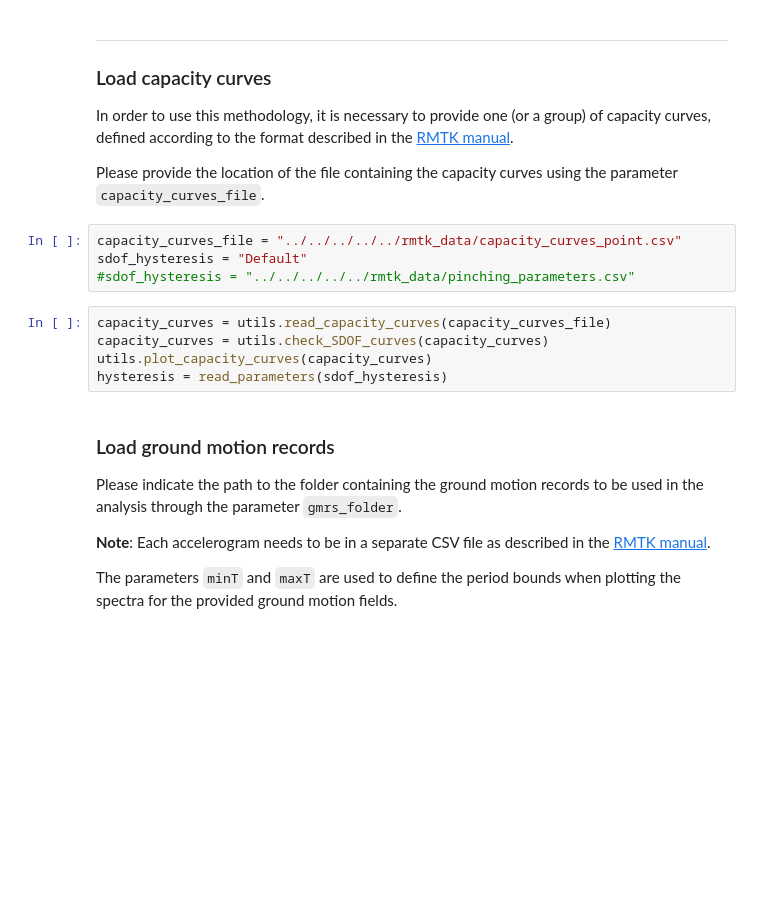
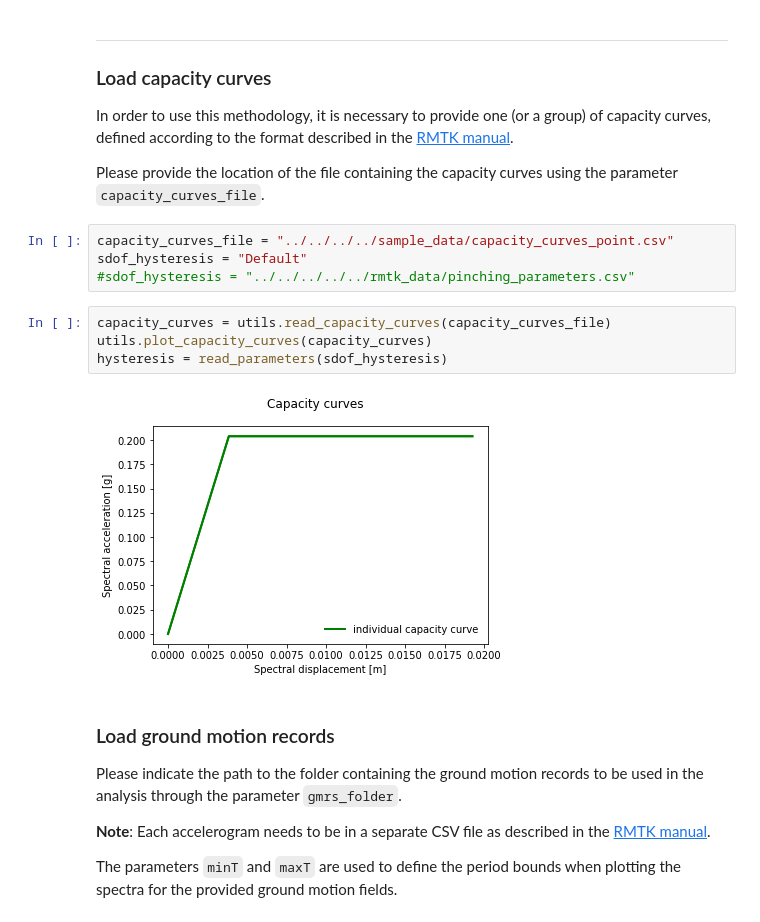
Before and after one commit to GEMScienceTools/rmtk, a Jupyter notebook: notebooks/vulnerability/derivation_fragility/NLTHA_on_SDOF/NLTHA_on_SDOF.ipynb, the cells around one changed output. Drawn from its saved outputs; the diff is of its cells as text; blank space fills up the shorter version.

```diff
--- a/notebooks/vulnerability/derivation_fragility/NLTHA_on_SDOF/NLTHA_on_SDOF.ipynb
+++ b/notebooks/vulnerability/derivation_fragility/NLTHA_on_SDOF/NLTHA_on_SDOF.ipynb
@@ -26,14 +24,15 @@ In order to use this methodology, it is necessary to provide one (or a group) of
 
 Please provide the location of the file containing the capacity curves using the parameter `capacity_curves_file`.
 # %%
-capacity_curves_file = "../../../../../rmtk_data/capacity_curves_point.csv"
+capacity_curves_file = "../../../../sample_data/capacity_curves_point.csv"
 sdof_hysteresis = "Default"
 #sdof_hysteresis = "../../../../../rmtk_data/pinching_parameters.csv"
 # %%
 capacity_curves = utils.read_capacity_curves(capacity_curves_file)
-capacity_curves = utils.check_SDOF_curves(capacity_curves)
 utils.plot_capacity_curves(capacity_curves)
 hysteresis = read_parameters(sdof_hysteresis)
+# %% [output]
+[figure, added]
 # %% [markdown]
 ### Load ground motion records
 
```
Also changed, not shown: parts of 7 cells of this notebook, 5 other files.
